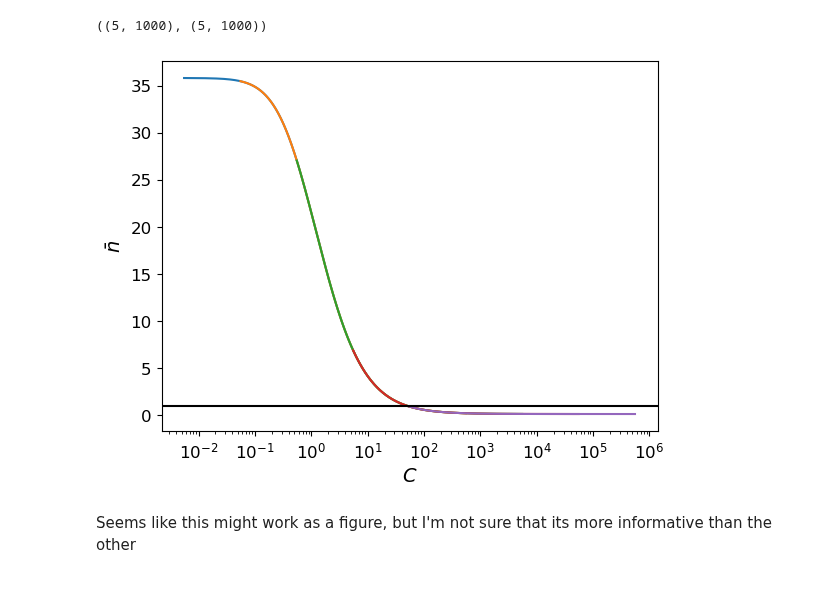
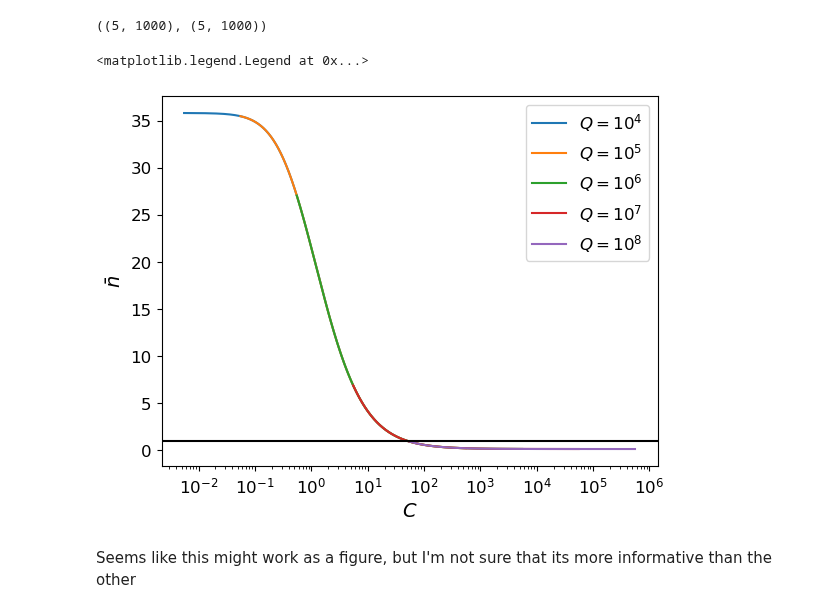
Before and after one commit to jleamer/mode_cooling, a Jupyter notebook: paper_calcs.ipynb, the cells around one changed output. Saved outputs shown, nothing was run; the diff lists cells and outputs as text; code cells hidden in the pictures.

```diff
--- a/paper_calcs.ipynb
+++ b/paper_calcs.ipynb
@@ -129,13 +129,15 @@ nbars.shape, C.shape
 ((5, 1000), (5, 1000))
 # %%
 for i in range(γ.shape[0]):
-    plt.plot(C[i], nbars[i])
+    plt.plot(C[i], nbars[i], label='$Q=10^{'+str(i+4)+"}$")
 plt.axhline(y=1, color='k')
 plt.xlabel("$C$")
 plt.ylabel("$\\bar{n}$")
 plt.xscale('log')
+plt.legend()
 # %% [output]
+<matplotlib.legend.Legend at 0x...>
-[figure, old version]
+[figure, new version]
 # %% [markdown]
 Seems like this might work as a figure, but I'm not sure that its more informative than the other
 # %%
```
Also changed, not shown: parts of 6 cells of this notebook, 1 other file.
